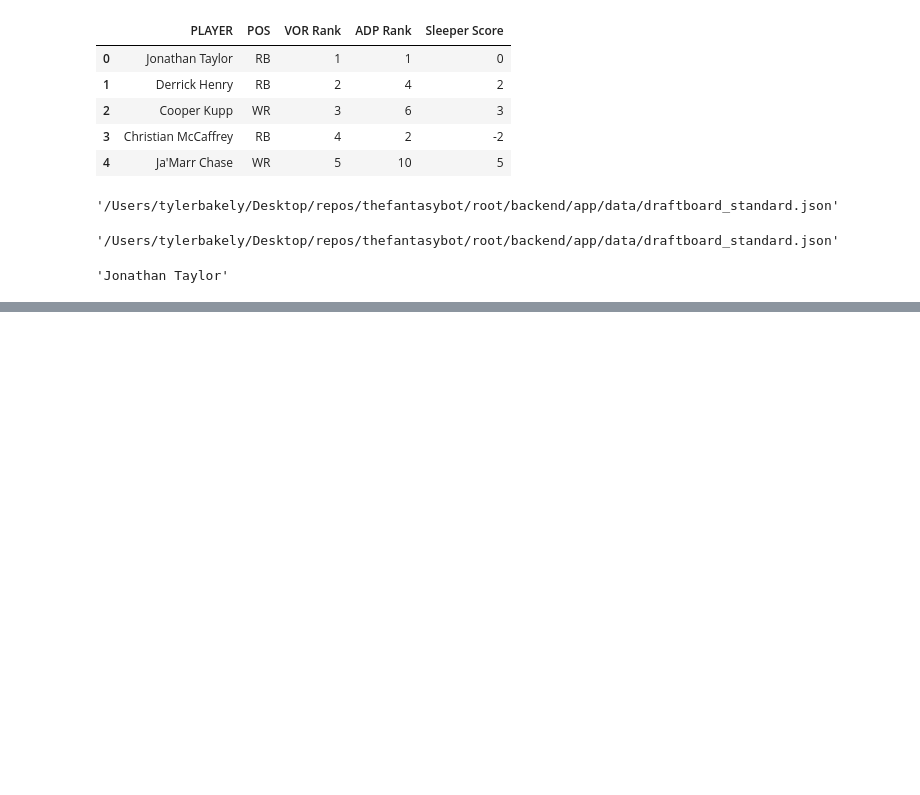
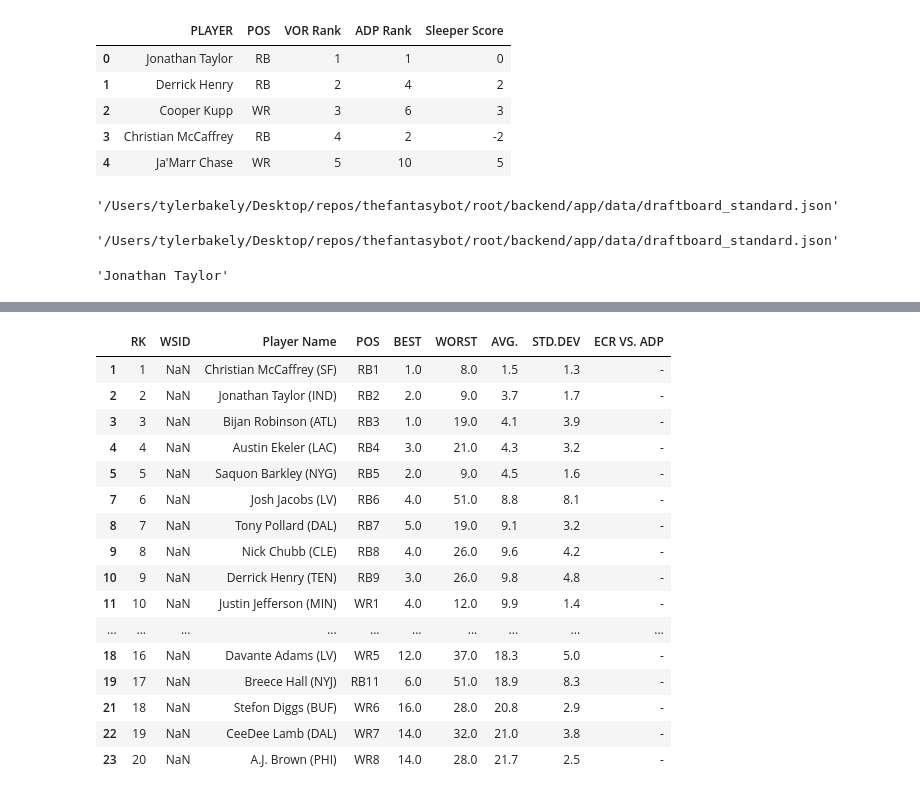
Before and after one commit to tbakely/thefantasybot, a Jupyter notebook: root/backend/app/test.ipynb, the cells around one changed output, grey strips where cells are left out. Drawn from its saved outputs; the diff is of its cells as text; code cells hidden in the pictures; blank space fills up the shorter version.

```diff
--- a/root/backend/app/test.ipynb
+++ b/root/backend/app/test.ipynb
@@ -55,0 +344,37 @@ data[0]['PLAYER']
+# %%
+from bs4 import BeautifulSoup
+from selenium import webdriver
+from selenium.webdriver.support.ui import WebDriverWait
+from selenium.webdriver.common.by import By
+
+url = 'https://www.fantasypros.com/nfl/rankings/consensus-cheatsheets.php'
+
+driver = webdriver.Firefox()
+driver.get(url)
+try:
+    element = driver.find_element(By.ID, "ranking-table")
+    element_html = element.get_attribute("outerHTML")
+finally:
+    driver.quit()
+# %%
+df = pd.read_html(element_html)[0]
+df.dropna(subset='Player Name', inplace=True)
+df.head(20)
+# %% [output]
+|  | RK | WSID | Player Name | POS | BEST | WORST | AVG. | STD.DEV | ECR VS. ADP |
+| 1 | 1 | NaN | Christian McCaffrey (SF) | RB1 | 1.0 | 8.0 | 1.5 | 1.3 | - |
+| 2 | 2 | NaN | Jonathan Taylor (IND) | RB2 | 2.0 | 9.0 | 3.7 | 1.7 | - |
+| 3 | 3 | NaN | Bijan Robinson (ATL) | RB3 | 1.0 | 19.0 | 4.1 | 3.9 | - |
+| 4 | 4 | NaN | Austin Ekeler (LAC) | RB4 | 3.0 | 21.0 | 4.3 | 3.2 | - |
+| 5 | 5 | NaN | Saquon Barkley (NYG) | RB5 | 2.0 | 9.0 | 4.5 | 1.6 | - |
+| 7 | 6 | NaN | Josh Jacobs (LV) | RB6 | 4.0 | 51.0 | 8.8 | 8.1 | - |
+| 8 | 7 | NaN | Tony Pollard (DAL) | RB7 | 5.0 | 19.0 | 9.1 | 3.2 | - |
+| 9 | 8 | NaN | Nick Chubb (CLE) | RB8 | 4.0 | 26.0 | 9.6 | 4.2 | - |
+| 10 | 9 | NaN | Derrick Henry (TEN) | RB9 | 3.0 | 26.0 | 9.8 | 4.8 | - |
+| 11 | 10 | NaN | Justin Jefferson (MIN) | WR1 | 4.0 | 12.0 | 9.9 | 1.4 | - |
+| ... | ... | ... | ... | ... | ... | ... | ... | ... | ... |
+| 18 | 16 | NaN | Davante Adams (LV) | WR5 | 12.0 | 37.0 | 18.3 | 5.0 | - |
+| 19 | 17 | NaN | Breece Hall (NYJ) | RB11 | 6.0 | 51.0 | 18.9 | 8.3 | - |
+| 21 | 18 | NaN | Stefon Diggs (BUF) | WR6 | 16.0 | 28.0 | 20.8 | 2.9 | - |
+| 22 | 19 | NaN | CeeDee Lamb (DAL) | WR7 | 14.0 | 32.0 | 21.0 | 3.8 | - |
+| 23 | 20 | NaN | A.J. Brown (PHI) | WR8 | 14.0 | 28.0 | 21.7 | 2.5 | - |
```
Also changed, not shown: parts of 40 cells of this notebook, 9 other files.
